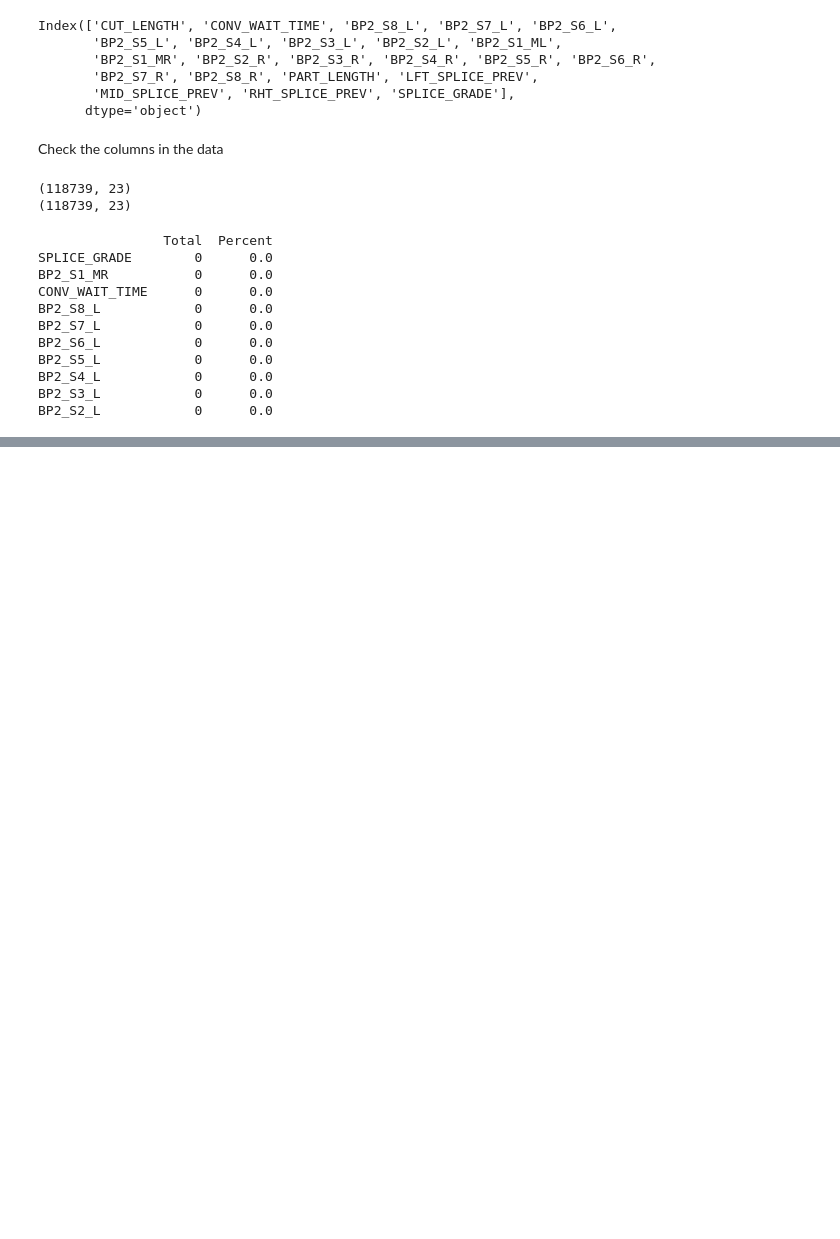
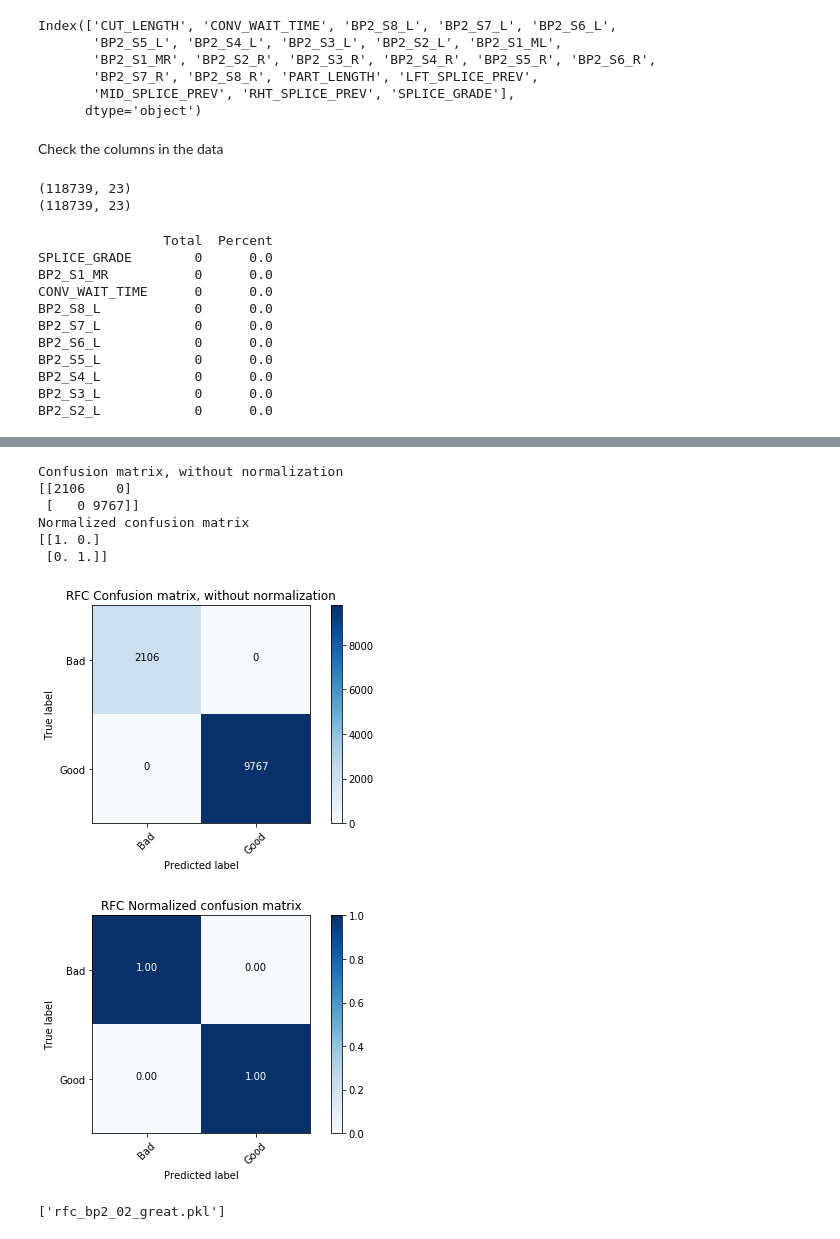
Before and after one commit to sajidpatel6/SpliceClassify, a Jupyter notebook: 05-ClassificationModels-05-BP2.ipynb, the cells around one changed output, grey strips where cells are left out. Drawn from its saved outputs; the diff is of its cells as text; code cells hidden in the pictures; blank space fills up the shorter version.

```diff
--- a/05-ClassificationModels-05-BP2.ipynb
+++ b/05-ClassificationModels-05-BP2.ipynb
@@ -357,8 +358,9 @@ XGBClassifier Accuracy : 0.828322385042951
 
 
 fold = 1
-kf = KFold(n_splits=5, random_state=None, shuffle=True)
-for train_index, test_index in kf.split(X):
+# kf = KFold(n_splits=5, random_state=None, shuffle=True)
+kf = StratifiedKFold(n_splits=10, random_state=7, shuffle=True)
+for train_index, test_index in kf.split(X,y):
 #     print("TRAIN:", train_index, "TEST:", test_index)
     x1, x2 = X.iloc[train_index], X.iloc[test_index]
     y1, y2 = y.iloc[train_index], y.iloc[test_index]
@@ -409,13 +411,13 @@ for train_index, test_index in kf.split(X):
 #     y2_ADA_model = ADA.predict(x2)
 #     print("AdaBoostClassifier Accuracy :", accuracy_score(y2, y2_ADA_model))
 
-    bag.fit(x1,y1)
-    y2_BAG_model = bag.predict(x2)
-    print("BaggingClassifier Accuracy :", accuracy_score(y2, y2_BAG_model))
+#     bag.fit(x1,y1)
+#     y2_BAG_model = bag.predict(x2)
+#     print("BaggingClassifier Accuracy :", accuracy_score(y2, y2_BAG_model))
 
-    etc2.fit(x1,y1)
-    y2_ETC2_model = etc2.predict(x2)
-    print("ExtraTreesClassifier Accuracy :", accuracy_score(y2, y2_ETC2_model))
+#     etc2.fit(x1,y1)
+#     y2_ETC2_model = etc2.predict(x2)
+#     print("ExtraTreesClassifier Accuracy :", accuracy_score(y2, y2_ETC2_model))
 #     importances = XTree.feature_importances_
 #     std = np.std([tree.feature_importances_ for tree in XTree.estimators_], axis=0)
 #     indices = np.argsort(importances)[::-1]
@@ -518,7 +544,8 @@ ExtraTreesClassifier Accuracy : 0.8298804109819774
 # 	accuracy = accuracy_score(y_test, predictions)
 # 	print("Thresh=%.3f, n=%d, Accuracy: %.2f%%" % (thresh, select_X_train.shape[1], accuracy*100.0))
 # %%
-target_names = ['Bad', 'OK', 'Good']
+# target_names = ['Bad', 'OK', 'Good']
+target_names = ['Bad', 'Good']
 class_names = target_names
 # %%
 # print(" *********** GaussianNB *********** ")
@@ -629,6 +666,31 @@ def plot_confusion_matrix(cm, classes,
 #                       title='SVC Normalized confusion matrix')
 
 # plt.show();
+# %%
+# Compute confusion matrix
+cnf_matrix = confusion_matrix(y2, y2_RFC_model)
+np.set_printoptions(precision=2)
+
+# Plot non-normalized confusion matrix
+plt.figure()
+plot_confusion_matrix(cnf_matrix, classes=class_names,
+                      title='RFC Confusion matrix, without normalization')
+
+# Plot normalized confusion matrix
+plt.figure()
+plot_confusion_matrix(cnf_matrix, classes=class_names, normalize=True,
+                      title='RFC Normalized confusion matrix')
+
+plt.show();
+# %% [output]
+Confusion matrix, without normalization
+[[2106    0]
+ [   0 9767]]
+Normalized confusion matrix
+[[1. 0.]
+ [0. 1.]]
+[figure, added]
+[figure, added]
 # %%
 # Try out these
 # sklearn.multioutput.MultiOutputClassifier
@@ -649,3 +711,8 @@ def plot_confusion_matrix(cm, classes,
 # Prev Deltas MA & Slope
 
 # https://github.com/jpmml/jpmml-sklearn
+# %%
+from sklearn.externals import joblib
+joblib.dump(rfc, 'rfc_bp2_02_great.pkl', compress=9)
+# %% [output]
+['rfc_bp2_02_great.pkl']
```
Also changed, not shown: parts of 11 cells of this notebook, 14 other files.
